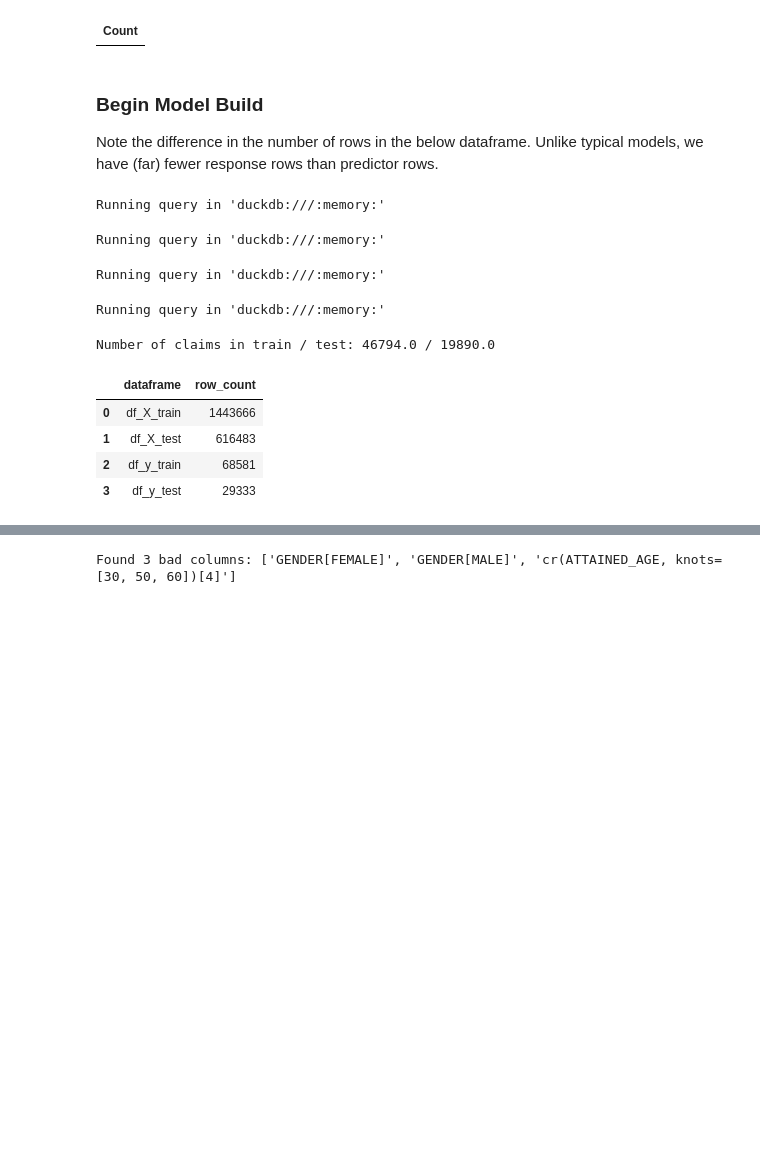
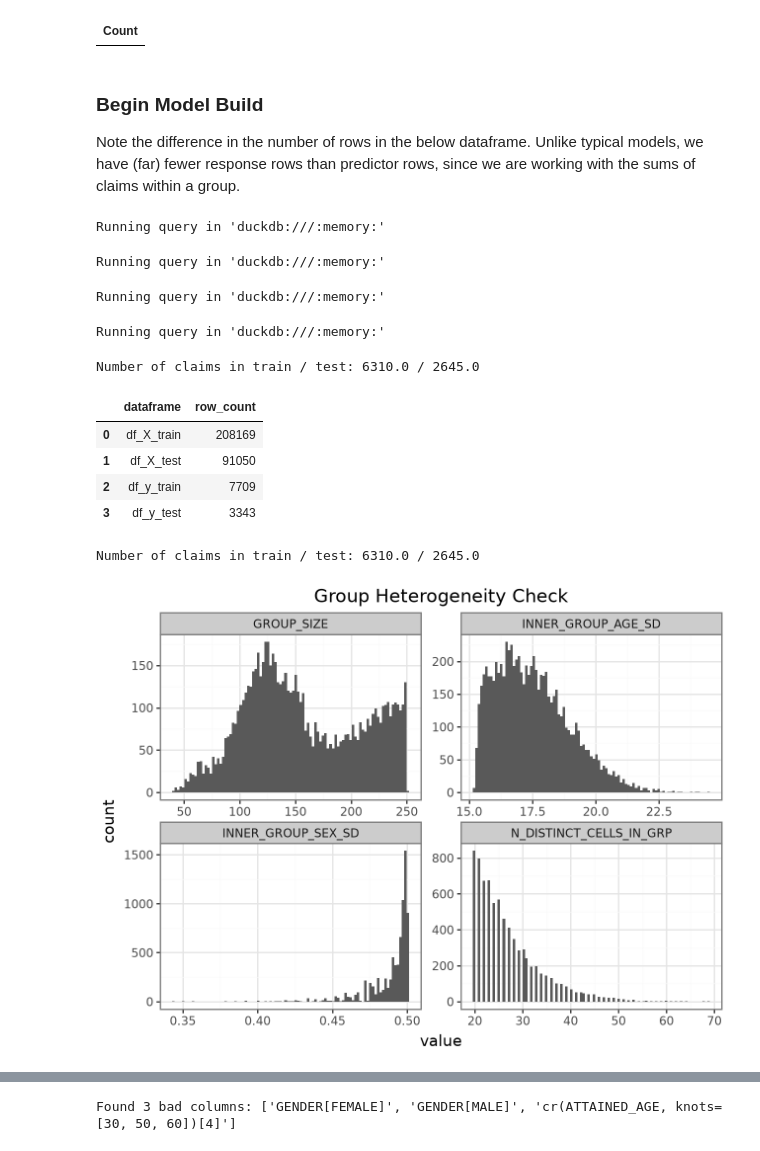
Before and after one commit to mma-fsa/data-examples, a Jupyter notebook: src/analysis/4_grouped_data_glm.ipynb, the cells around one changed output, grey strips where cells are left out. Drawn from its saved outputs; the diff is of its cells as text; code cells hidden in the pictures; blank space fills up the shorter version.

```diff
--- a/src/analysis/4_grouped_data_glm.ipynb
+++ b/src/analysis/4_grouped_data_glm.ipynb
@@ -130,7 +165,7 @@ Running query in 'duckdb:///:memory:'
 # %% [markdown]
 ### Begin Model Build
 
-Note the difference in the number of rows in the below dataframe.  Unlike typical models, we have (far) fewer response rows than predictor rows.
+Note the difference in the number of rows in the below dataframe.  Unlike typical models, we have (far) fewer response rows than predictor rows, since we are working with the sums of claims within a group.
 # %%
 # train / test splits are not as simple as 70 / 30. Usually, using future years of experience
 # for the test data is the best safeguard against overfit.
@@ -148,8 +183,6 @@ df_row_counts = pd.DataFrame({
     "row_count": [len(df_X_train), len(df_X_test), len(df_y_train), len(df_y_test)]
 })
 
-print(f"Number of claims in train / test: {df_y_train['GROUP_CLAIM_COUNT'].sum()} / {df_y_test['GROUP_CLAIM_COUNT'].sum()}")
-
 # note the differences in row counts between our predictors (X) and
 # our response variables (y).  Predictors are individual-level (age and sex),
 # while the response is the sum of claims / expecteds for a group.
@@ -159,10 +192,44 @@ Running query in 'duckdb:///:memory:'
 Running query in 'duckdb:///:memory:'
 Running query in 'duckdb:///:memory:'
 Running query in 'duckdb:///:memory:'
-Number of claims in train / test: 46794.0 / 19890.0
+Number of claims in train / test: 6310.0 / 2645.0
 |  | dataframe | row_count |
-| 0 | df_X_train | 1443666 |
-| 1 | df_X_test | 616483 |
-| 2 | df_y_train | 68581 |
-| 3 | df_y_test | 29333 |
+| 0 | df_X_train | 208169 |
+| 1 | df_X_test | 91050 |
+| 2 | df_y_train | 7709 |
+| 3 | df_y_test | 3343 |
+# %%
+print(f"Number of claims in train / test: {df_y_train['GROUP_CLAIM_COUNT'].sum()} / {df_y_test['GROUP_CLAIM_COUNT'].sum()}")
+# %% [output]
+Number of claims in train / test: 6310.0 / 2645.0
+# %%
+### Check Group Heterogeneity
+
+df_hg_check = df_X_train.groupby("GROUP_ID").agg(
+    GROUP_SIZE = pd.NamedAgg(column="POLICIES_EXPOSED", aggfunc="sum"),
+    N_DISTINCT_CELLS_IN_GRP = pd.NamedAgg(column="OBS_ID", aggfunc="nunique"),
+    INNER_GROUP_AGE_SD = pd.NamedAgg(column="ATTAINED_AGE", aggfunc="std"),
+    INNER_GROUP_SEX_SD = pd.NamedAgg(column="GENDER", aggfunc=lambda x: np.std([1 if g.upper().strip() == 'MALE' else 0 for g in x]))
+)
+
+df_plot = (
+    df_hg_check
+    .reset_index()
+    .melt(
+        id_vars=["GROUP_ID"],
+        value_vars=["GROUP_SIZE", "N_DISTINCT_CELLS_IN_GRP", "INNER_GROUP_AGE_SD", "INNER_GROUP_SEX_SD"],
+        var_name="metric",
+        value_name="value"
+    )
+)
+
+(
+    p9.ggplot(df_plot, p9.aes(x="value"))
+    + p9.geom_histogram()
+    + p9.facet_wrap("~metric", scales="free")
+    + p9.theme_bw()
+    + p9.labs(title="Group Heterogeneity Check")
+)
+# %% [output]
+[figure, added]
 # %% [markdown]
```
Also changed, not shown: parts of 15 cells of this notebook.
